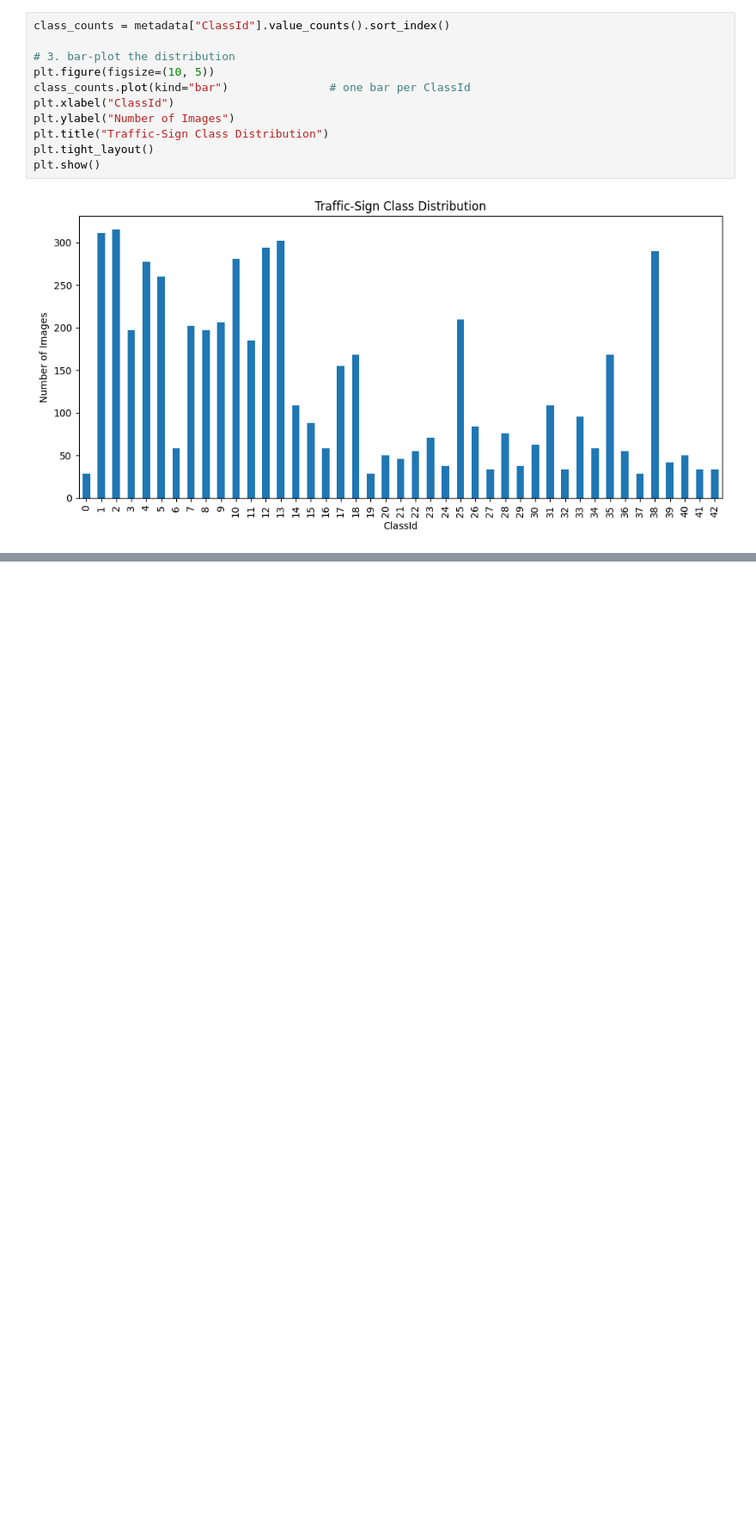
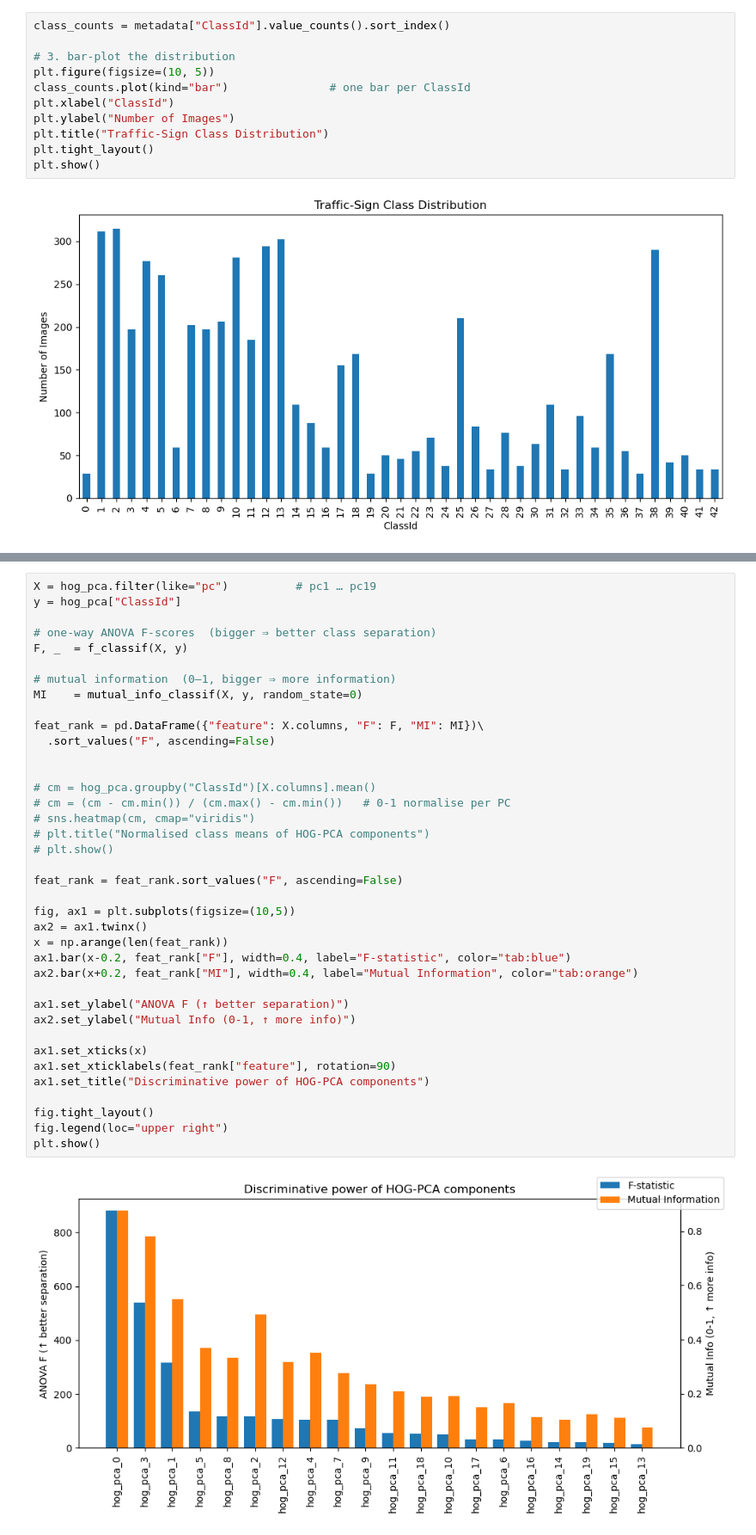
Before and after one commit to moyuerrr/ML_A2, a Jupyter notebook: Code/dataset_analysis.ipynb, the cells around one changed output, grey strips where cells are left out. Shown at 86% size. Drawn from its saved outputs; the diff is of its cells as text; blank space fills up the shorter version.

```diff
--- a/Code/dataset_analysis.ipynb
+++ b/Code/dataset_analysis.ipynb
@@ -82,0 +127,40 @@ plt.show()
+# %%
+X = hog_pca.filter(like="pc")          # pc1 … pc19
+y = hog_pca["ClassId"]
+
+# one-way ANOVA F-scores  (bigger ⇒ better class separation)
+F, _  = f_classif(X, y)
+
+# mutual information  (0‒1, bigger ⇒ more information)
+MI    = mutual_info_classif(X, y, random_state=0)
+
+feat_rank = pd.DataFrame({"feature": X.columns, "F": F, "MI": MI})\
+  .sort_values("F", ascending=False)
+
+
+# cm = hog_pca.groupby("ClassId")[X.columns].mean()
+# cm = (cm - cm.min()) / (cm.max() - cm.min())   # 0-1 normalise per PC
+# sns.heatmap(cm, cmap="viridis")
+# plt.title("Normalised class means of HOG-PCA components")
+# plt.show()
+
+feat_rank = feat_rank.sort_values("F", ascending=False)
+
+fig, ax1 = plt.subplots(figsize=(10,5))
+ax2 = ax1.twinx()
+x = np.arange(len(feat_rank))
+ax1.bar(x-0.2, feat_rank["F"], width=0.4, label="F‑statistic", color="tab:blue")
+ax2.bar(x+0.2, feat_rank["MI"], width=0.4, label="Mutual Information", color="tab:orange")
+
+ax1.set_ylabel("ANOVA F (↑ better separation)")
+ax2.set_ylabel("Mutual Info (0‑1, ↑ more info)")
+
+ax1.set_xticks(x)
+ax1.set_xticklabels(feat_rank["feature"], rotation=90)
+ax1.set_title("Discriminative power of HOG‑PCA components")
+
+fig.tight_layout()
+fig.legend(loc="upper right")
+plt.show()
+# %% [output]
+[figure, added]
```
Also changed, not shown: parts of 6 cells of this notebook.
